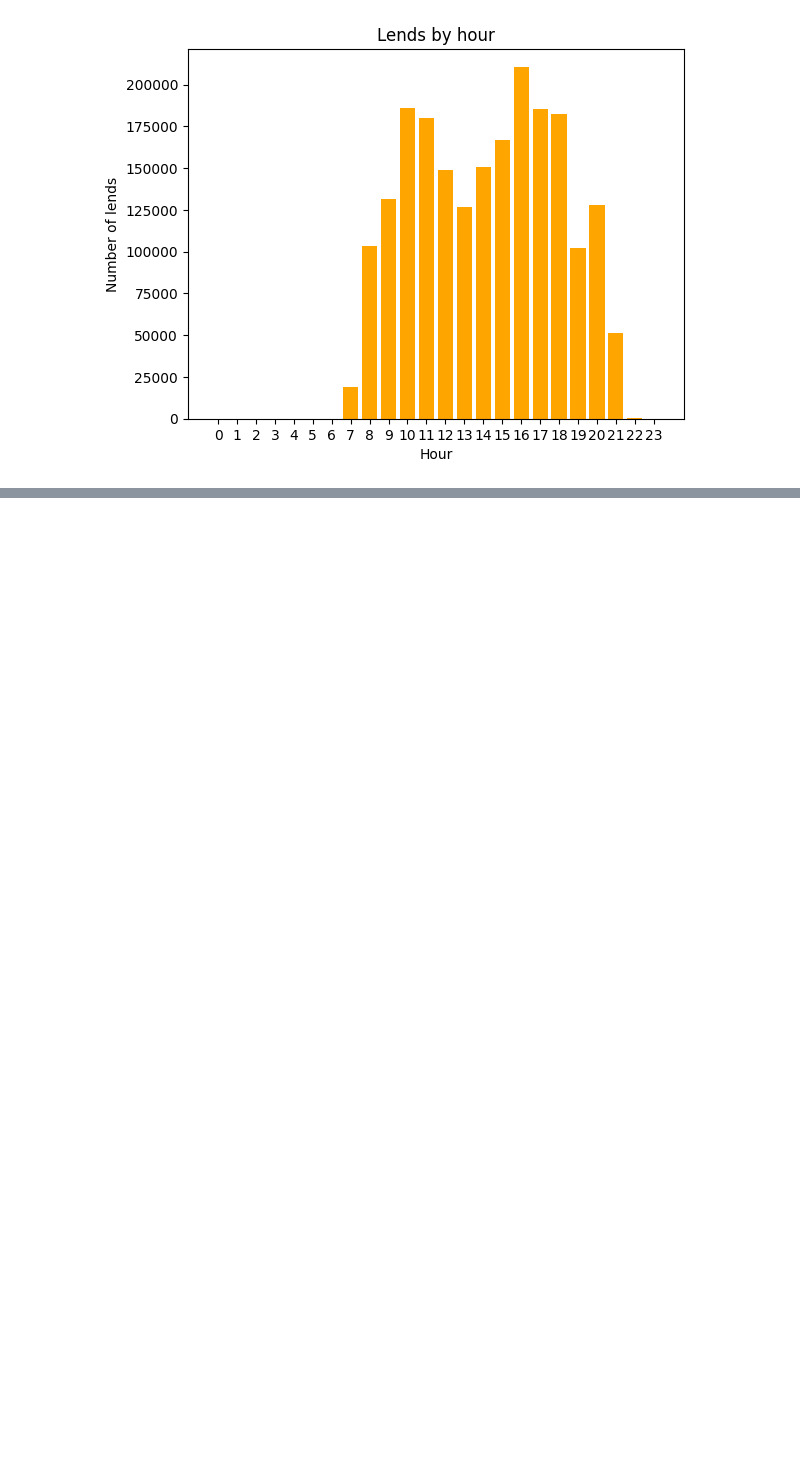
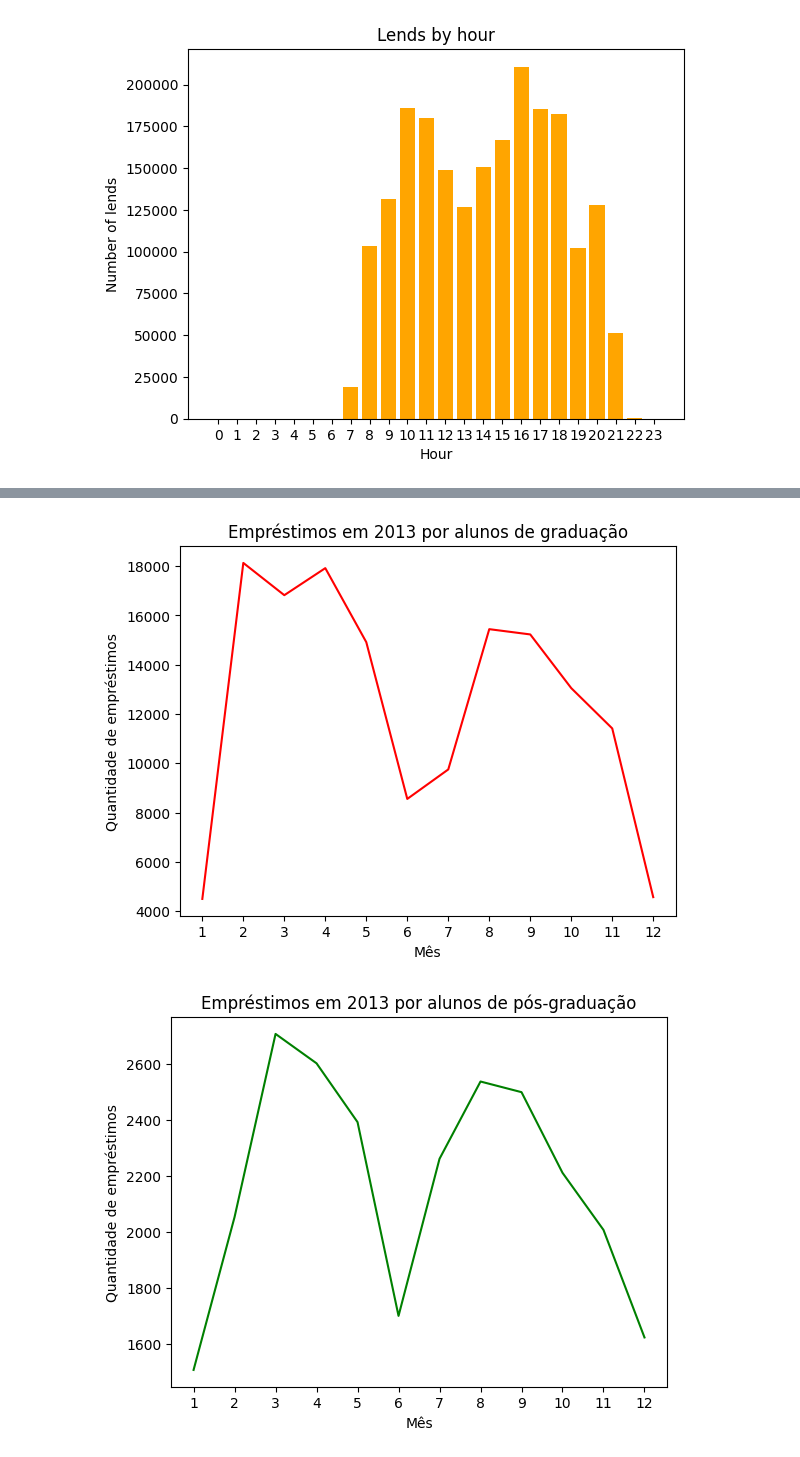
Before and after one commit to MateusViotto/Data-Analysis-with-Python-Pandas, a Jupyter notebook: 7DaysToCode_PythonPandas_Day1.ipynb, the cells around one changed output, grey strips where cells are left out. Saved outputs shown, nothing was run; the diff lists cells and outputs as text; code cells hidden in the pictures; blank space fills up the shorter version.

```diff
--- a/7DaysToCode_PythonPandas_Day1.ipynb
+++ b/7DaysToCode_PythonPandas_Day1.ipynb
@@ -304,0 +346,5 @@ inferno
+# %%
+YearlyLoans(2013)
+# %% [output]
+[figure, added]
+[figure, added]
```
Also changed, not shown: parts of 46 cells of this notebook.
